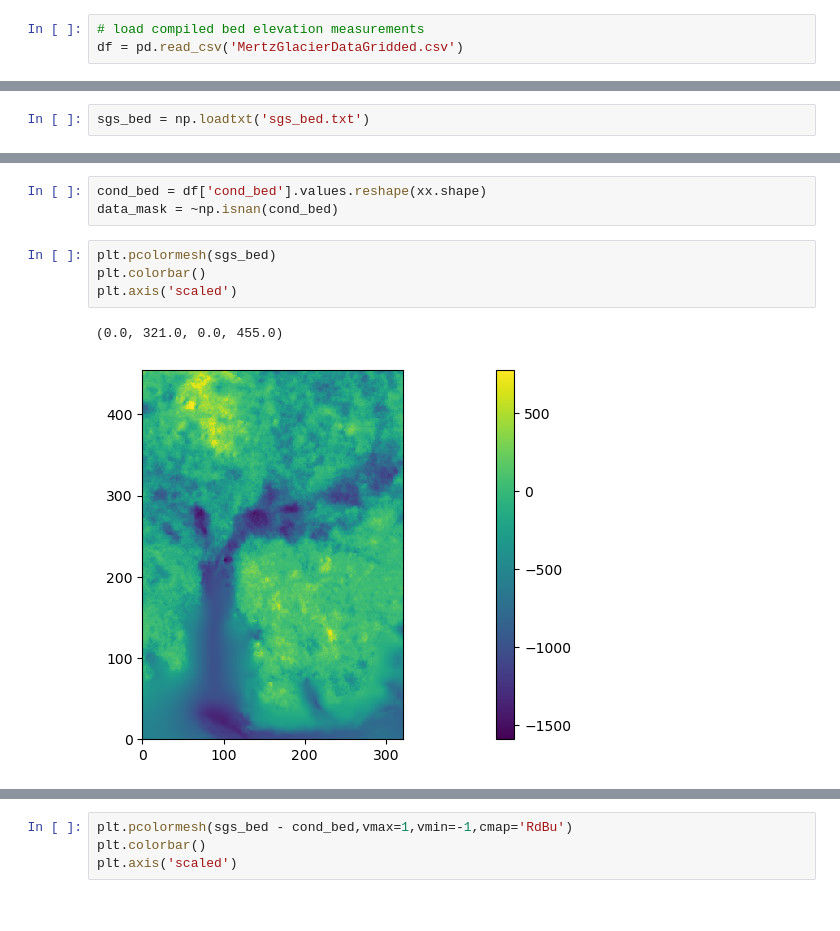
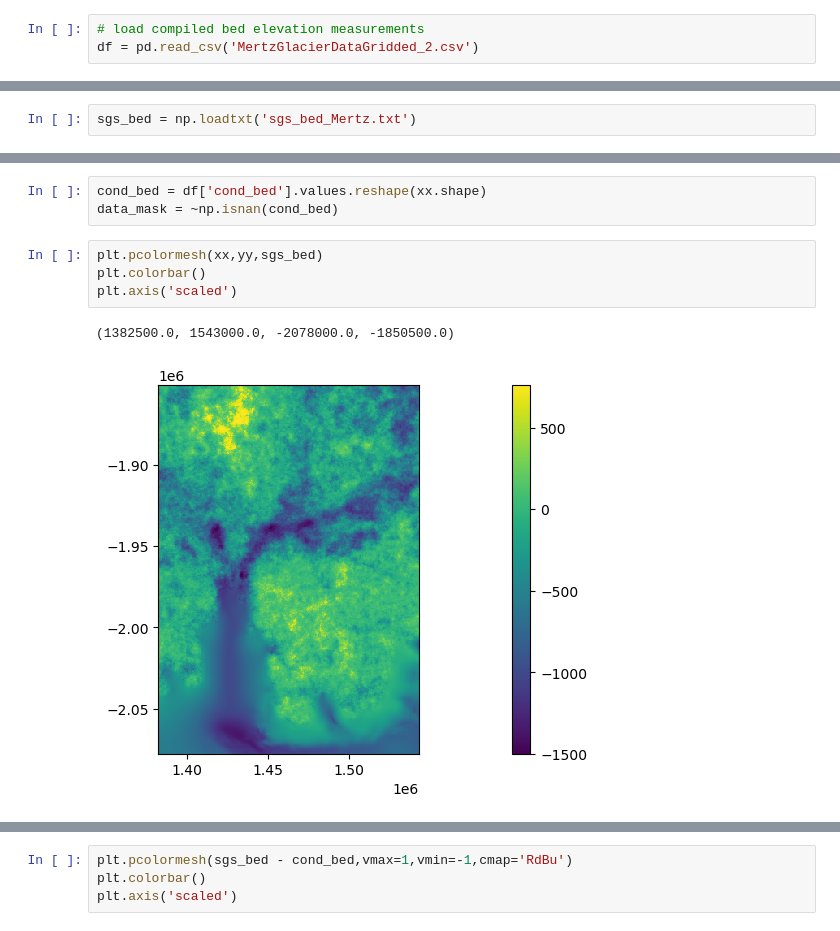
Before and after one commit to bansarima-oss/Geophysical-Exploration-of-the-Cryosphere, a Jupyter notebook: code/T2_StatisticalAnalysis.ipynb, the cells around one changed output, grey strips where cells are left out. Saved outputs shown, nothing was run; the diff lists cells and outputs as text.

```diff
--- a/code/T2_StatisticalAnalysis.ipynb
+++ b/code/T2_StatisticalAnalysis.ipynb
@@ -18,6 +19,6 @@ from shapely.geometry import box
 # %%
 # load compiled bed elevation measurements
-df = pd.read_csv('MertzGlacierDataGridded.csv')
+df = pd.read_csv('MertzGlacierDataGridded_2.csv')
 # %%
 # create a grid of x and y coordinates
 x_uniq = np.unique(df.x)
@@ -138,7 +160,7 @@ np.savetxt('sgs_bed.txt',sgs_bed)
 # %% [markdown]
 SGS only generate a realization of the bed topography according to the known radar measurements. However, it might ignored something else. The thickness of the ice can be calculated as ice surface elevation minus bed elevation. From BedMachine, we know where the land is ice-free and where is covered by ice. However, SGS might generate bed such that it 'extrude' out of ice in the supposed grounded ice region. Let's fix that quickly
 # %%
-sgs_bed = np.loadtxt('sgs_bed.txt')
+sgs_bed = np.loadtxt('sgs_bed_Mertz.txt')
 # %%
 thickness = bedmap_surf - sgs_bed
 sgs_bed = np.where((thickness<=0)&(bedmap_mask==1), bedmap_surf-1, sgs_bed)
@@ -148,9 +170,9 @@ There are other things we would like to record before begin the MCMC chains
 cond_bed = df['cond_bed'].values.reshape(xx.shape)
 data_mask = ~np.isnan(cond_bed)
 # %%
-plt.pcolormesh(sgs_bed)
+plt.pcolormesh(xx,yy,sgs_bed)
 plt.colorbar()
 plt.axis('scaled')
 # %% [output]
-(0.0, 321.0, 0.0, 455.0)
+(1382500.0, 1543000.0, -2078000.0, -1850500.0)
-[figure, old version]
+[figure, new version]
```
Also changed, not shown: parts of 18 cells of this notebook, 3 other files.
